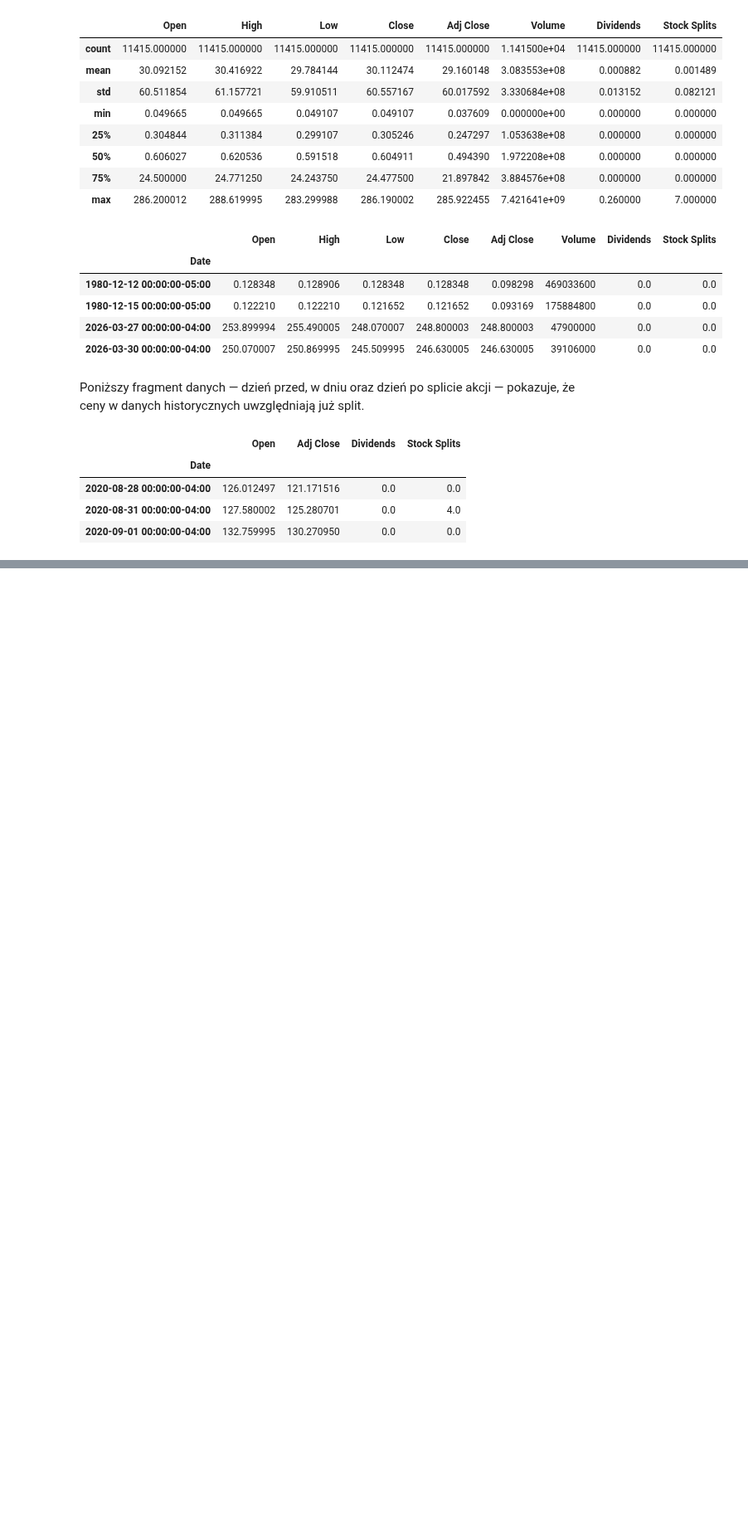
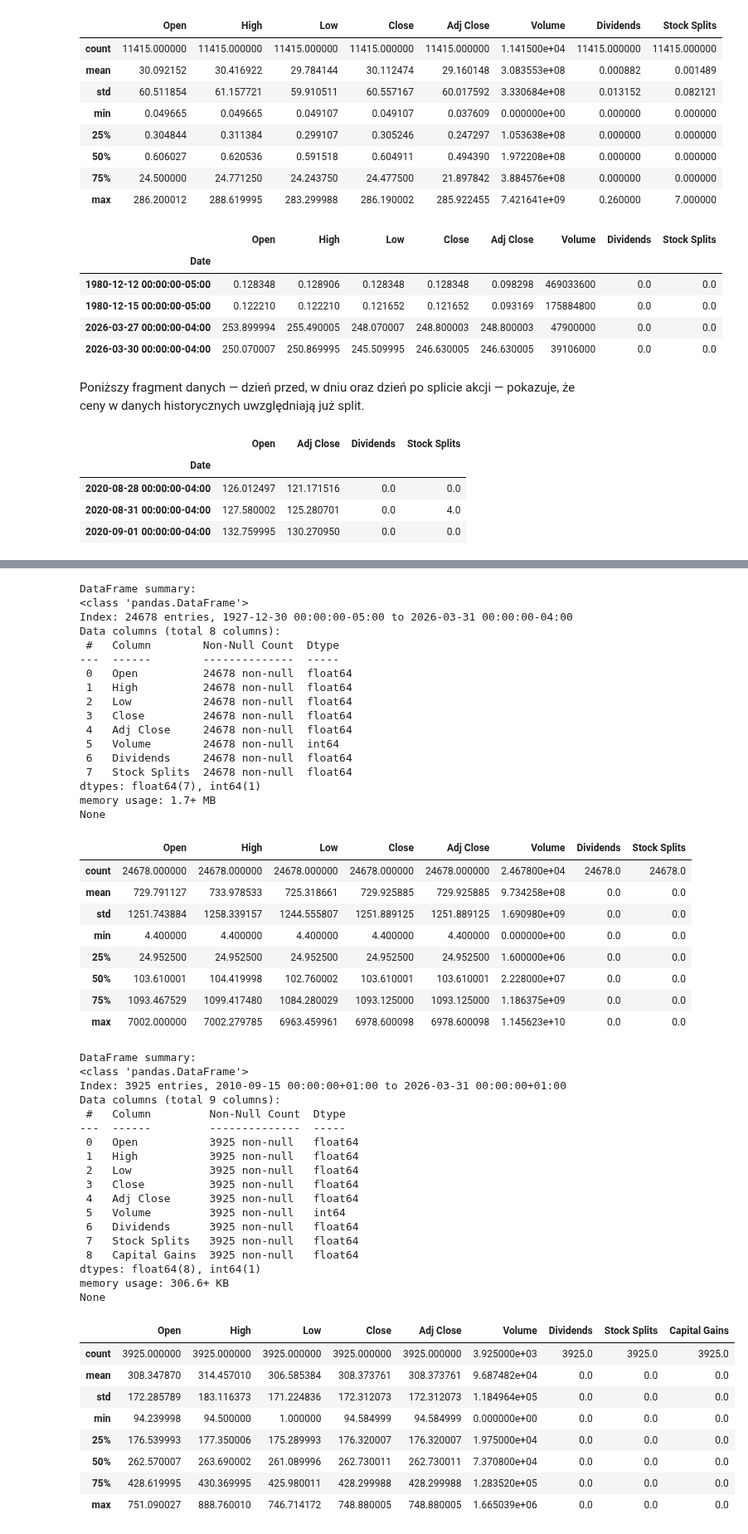
Before and after one commit to MichaelL200/data-driven-stock-portfolio-selection, a Jupyter notebook: notebooks/main.ipynb, the cells around one changed output, grey strips where cells are left out. Shown at 83% size. Drawn from its saved outputs; the diff is of its cells as text; code cells hidden in the pictures; blank space fills up the shorter version.

```diff
--- a/notebooks/main.ipynb
+++ b/notebooks/main.ipynb
@@ -309,0 +321,9 @@ plots.YahooFinance.show_last_split(apple)
+# %%
+SP500TR = dataset.YahooFinance.get_ticker_data_incremential("^SP500TR", save_csv=True)
+GSPC = dataset.YahooFinance.get_ticker_data_incremential("^GSPC", save_csv=True)
+CSPX = dataset.YahooFinance.get_ticker_data_incremential("CSPX.L", save_csv=True)
+
+plots.summarize_df(SP500TR)
+plots.summarize_df(GSPC)
+plots.summarize_df(CSPX)
+# %% [output]
@@ -309,0 +356,53 @@ plots.YahooFinance.show_last_split(apple)
+DataFrame summary:
+<class 'pandas.DataFrame'>
+Index: 24678 entries, 1927-12-30 00:00:00-05:00 to 2026-03-31 00:00:00-04:00
+Data columns (total 8 columns):
+ #   Column        Non-Null Count  Dtype
+---  ------        --------------  -----
+ 0   Open          24678 non-null  float64
+ 1   High          24678 non-null  float64
+ 2   Low           24678 non-null  float64
+ 3   Close         24678 non-null  float64
+ 4   Adj Close     24678 non-null  float64
+ 5   Volume        24678 non-null  int64
+ 6   Dividends     24678 non-null  float64
+ 7   Stock Splits  24678 non-null  float64
+dtypes: float64(7), int64(1)
+memory usage: 1.7+ MB
+None
+|  | Open | High | Low | Close | Adj Close | Volume | Dividends | Stock Splits |
+| count | 24678.000000 | 24678.000000 | 24678.000000 | 24678.000000 | 24678.000000 | 2.467800e+04 | 24678.0 | 24678.0 |
+| mean | 729.791127 | 733.978533 | 725.318661 | 729.925885 | 729.925885 | 9.734258e+08 | 0.0 | 0.0 |
+| std | 1251.743884 | 1258.339157 | 1244.555807 | 1251.889125 | 1251.889125 | 1.690980e+09 | 0.0 | 0.0 |
+| min | 4.400000 | 4.400000 | 4.400000 | 4.400000 | 4.400000 | 0.000000e+00 | 0.0 | 0.0 |
+| 25% | 24.952500 | 24.952500 | 24.952500 | 24.952500 | 24.952500 | 1.600000e+06 | 0.0 | 0.0 |
+| 50% | 103.610001 | 104.419998 | 102.760002 | 103.610001 | 103.610001 | 2.228000e+07 | 0.0 | 0.0 |
+| 75% | 1093.467529 | 1099.417480 | 1084.280029 | 1093.125000 | 1093.125000 | 1.186375e+09 | 0.0 | 0.0 |
+| max | 7002.000000 | 7002.279785 | 6963.459961 | 6978.600098 | 6978.600098 | 1.145623e+10 | 0.0 | 0.0 |
+DataFrame summary:
+<class 'pandas.DataFrame'>
+Index: 3925 entries, 2010-09-15 00:00:00+01:00 to 2026-03-31 00:00:00+01:00
+Data columns (total 9 columns):
+ #   Column         Non-Null Count  Dtype
+---  ------         --------------  -----
+ 0   Open           3925 non-null   float64
+ 1   High           3925 non-null   float64
+ 2   Low            3925 non-null   float64
+ 3   Close          3925 non-null   float64
+ 4   Adj Close      3925 non-null   float64
+ 5   Volume         3925 non-null   int64
+ 6   Dividends      3925 non-null   float64
+ 7   Stock Splits   3925 non-null   float64
+ 8   Capital Gains  3925 non-null   float64
+dtypes: float64(8), int64(1)
+memory usage: 306.6+ KB
+None
+|  | Open | High | Low | Close | Adj Close | Volume | Dividends | Stock Splits | Capital Gains |
+| count | 3925.000000 | 3925.000000 | 3925.000000 | 3925.000000 | 3925.000000 | 3.925000e+03 | 3925.0 | 3925.0 | 3925.0 |
+| mean | 308.347870 | 314.457010 | 306.585384 | 308.373761 | 308.373761 | 9.687482e+04 | 0.0 | 0.0 | 0.0 |
+| std | 172.285789 | 183.116373 | 171.224836 | 172.312073 | 172.312073 | 1.184964e+05 | 0.0 | 0.0 | 0.0 |
+| min | 94.239998 | 94.500000 | 1.000000 | 94.584999 | 94.584999 | 0.000000e+00 | 0.0 | 0.0 | 0.0 |
+| 25% | 176.539993 | 177.350006 | 175.289993 | 176.320007 | 176.320007 | 1.975000e+04 | 0.0 | 0.0 | 0.0 |
+| 50% | 262.570007 | 263.690002 | 261.089996 | 262.730011 | 262.730011 | 7.370800e+04 | 0.0 | 0.0 | 0.0 |
+| 75% | 428.619995 | 430.369995 | 425.980011 | 428.299988 | 428.299988 | 1.283520e+05 | 0.0 | 0.0 | 0.0 |
+| max | 751.090027 | 888.760010 | 746.714172 | 748.880005 | 748.880005 | 1.665039e+06 | 0.0 | 0.0 | 0.0 |
```
Also changed, not shown: parts of 6 cells of this notebook, 2 other files.
